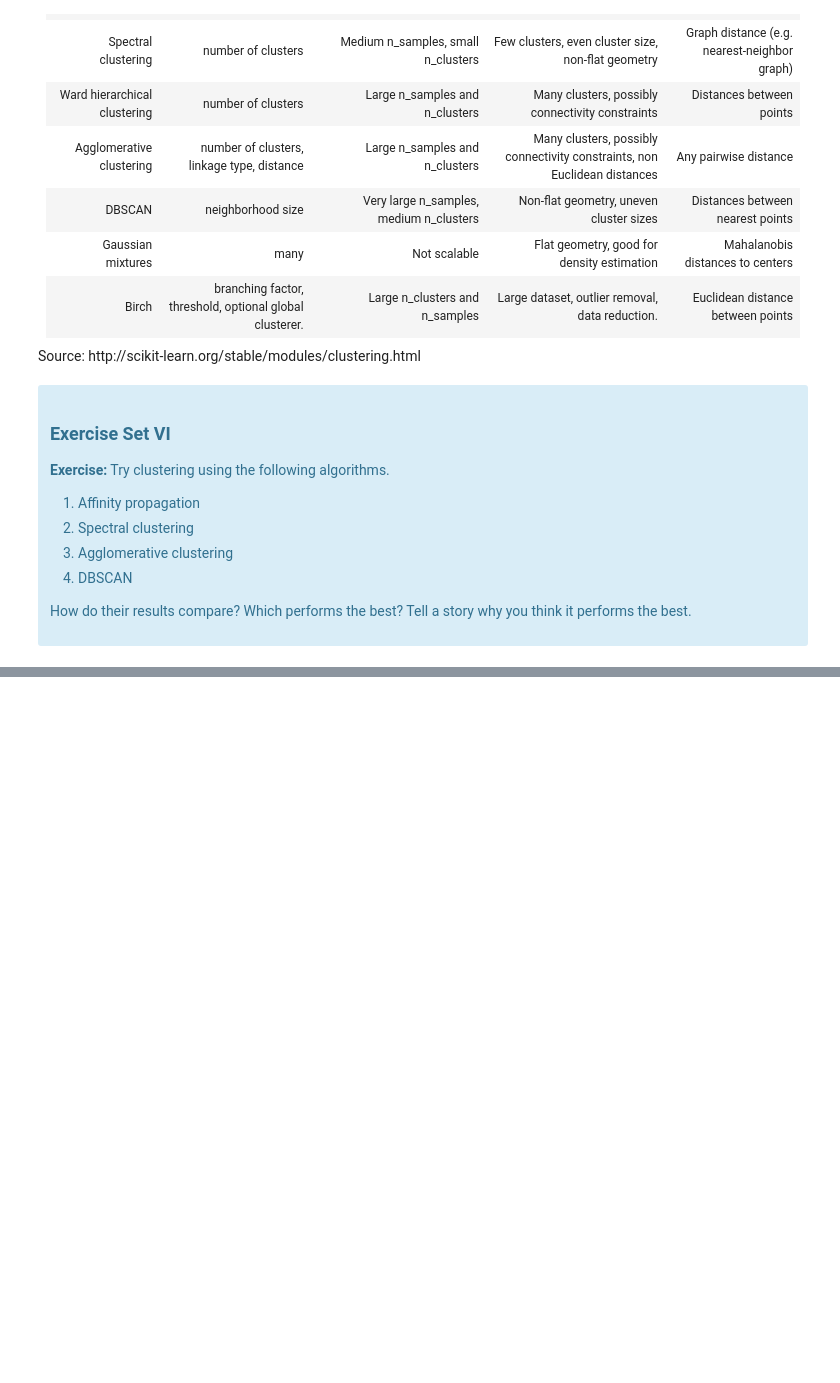
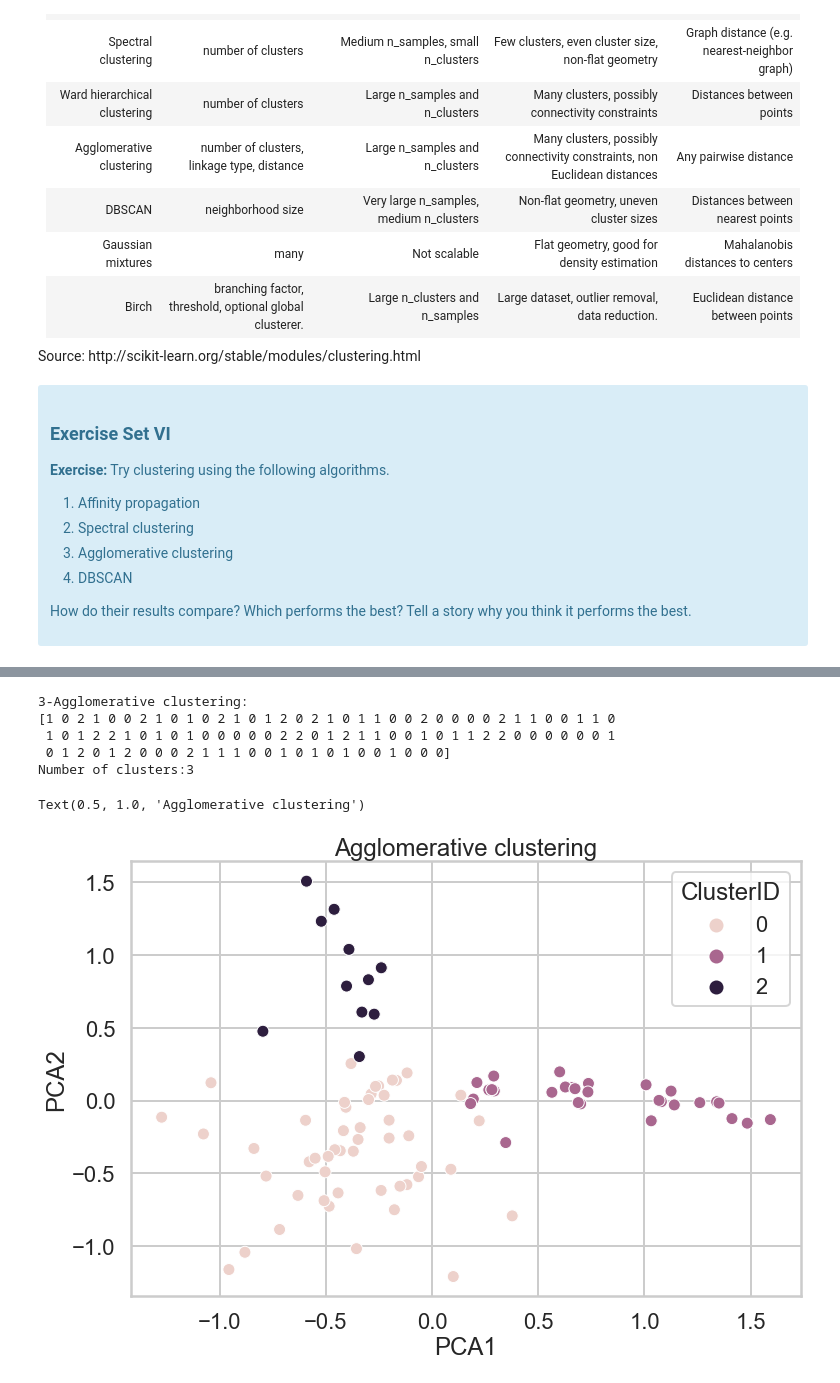
Before and after one commit to arezoo396/SpringBoard, a Jupyter notebook: Clustering Case Study - Customer Segmentation with K-Means - Tier 3.ipynb, the cells around one changed output, grey strips where cells are left out. Drawn from its saved outputs; the diff is of its cells as text; code cells hidden in the pictures; blank space fills up the shorter version.

```diff
--- a/Clustering Case Study - Customer Segmentation with K-Means - Tier 3.ipynb
+++ b/Clustering Case Study - Customer Segmentation with K-Means - Tier 3.ipynb
@@ -558,0 +614,27 @@ Source: http://scikit-learn.org/stable/modules/clustering.html
+# %%
+#3 AC
+
+
+AC = AgglomerativeClustering(3).fit(x_cols)
+labels = AC.labels_
+
+print(f"3-Agglomerative clustering:\n{labels}")
+print(f"Number of clusters:{labels.max()+1}\n")
+
+#PCA
+dfPCA=pd.DataFrame({"customer name":df.index,'ClusterID':labels,'x':x, 'y':y})
+
+#Plot PCA
+plt.figure(figsize=(12,8))
+sns.scatterplot(x,y,hue='ClusterID',data=dfPCA)
+plt.xlabel('PCA1')
+plt.ylabel('PCA2')
+plt.title("Agglomerative clustering")
+# %% [output]
+3-Agglomerative clustering:
+[1 0 2 1 0 0 2 1 0 1 0 2 1 0 1 2 0 2 1 0 1 1 0 0 2 0 0 0 0 2 1 1 0 0 1 1 0
+ 1 0 1 2 2 1 0 1 0 1 0 0 0 0 0 2 2 0 1 2 1 1 0 0 1 0 1 1 2 2 0 0 0 0 0 0 1
+ 0 1 2 0 1 2 0 0 0 2 1 1 1 0 0 1 0 1 0 1 0 0 1 0 0 0]
+Number of clusters:3
+Text(0.5, 1.0, 'Agglomerative clustering')
+[figure, added]
```
Also changed, not shown: parts of 12 cells of this notebook.
